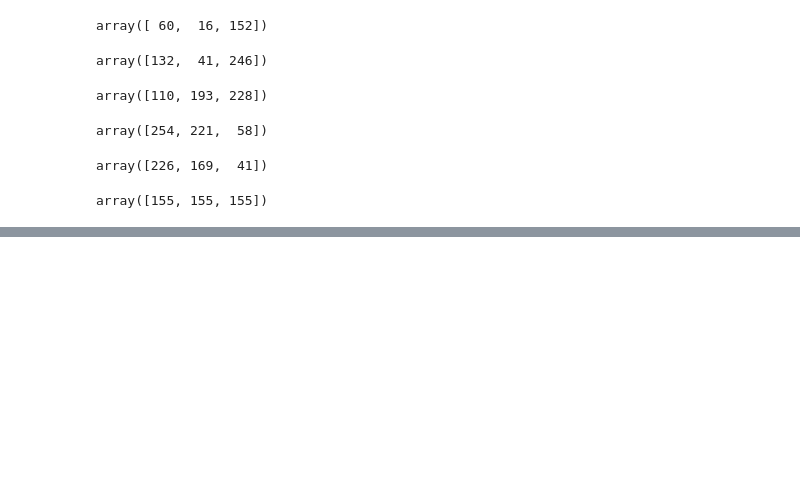
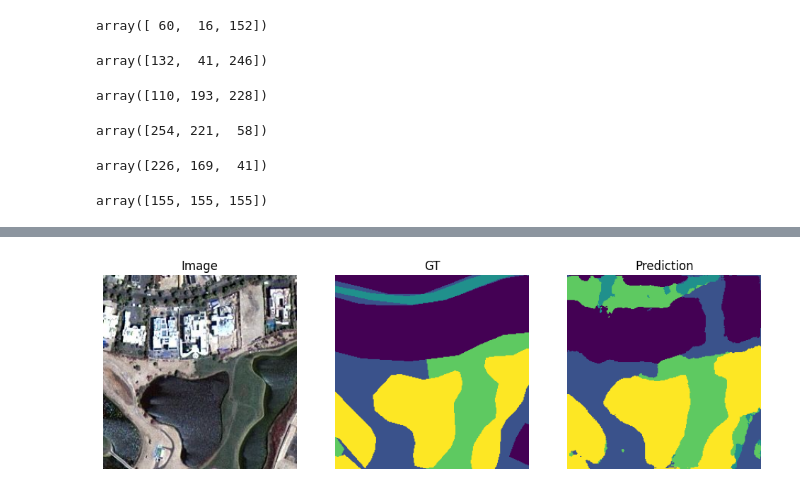
Before and after one commit to sdoan17/satellite-image-semantic-project, a Jupyter notebook: notebook/segmentation.ipynb, the cells around one changed output, grey strips where cells are left out. Saved outputs shown, nothing was run; the diff lists cells and outputs as text; code cells hidden in the pictures; blank space fills up the shorter version.

Commit message:
unet model with 15 epochs

```diff
--- a/notebook/segmentation.ipynb
+++ b/notebook/segmentation.ipynb
@@ -217,0 +237,2 @@ print(y_test.shape)
+# %%
+X_train, X_val, y_train, y_val = train_test_split(image_dataset,labels_dataset, test_size=0.2, random_state=100)
@@ -217,0 +288,6 @@ print(y_test.shape)
+# %%
+# unet: Convolutional Neural Network for Image Segmentation
+model = smp.Unet(encoder_name = "resnet34",
+                 encoder_weights = 'imagenet',
+                 in_channels = 3, # RGB images
+                 classes = 5).to(device)
@@ -217,0 +475,33 @@ print(y_test.shape)
+# %%
+model.eval()
+x, y = next(iter(val_loader))
+x = x.to(device)
+
+with torch.no_grad():
+    pred = model(x)
+
+pred = torch.argmax(pred, dim=1).cpu().numpy()
+gt = y.numpy()
+img = x.cpu().numpy().transpose(0, 2, 3, 1)
+
+import matplotlib.pyplot as plt
+
+i = 0
+plt.figure(figsize=(12,4))
+plt.subplot(1,3,1)
+plt.title("Image")
+plt.imshow(img[i])
+plt.axis("off")
+
+plt.subplot(1,3,2)
+plt.title("GT")
+plt.imshow(gt[i])
+plt.axis("off")
+
+plt.subplot(1,3,3)
+plt.title("Prediction")
+plt.imshow(pred[i])
+plt.axis("off")
+plt.show()
+# %% [output]
+[figure, added]
```
Also changed, not shown: parts of 46 cells of this notebook, 2 other files.
